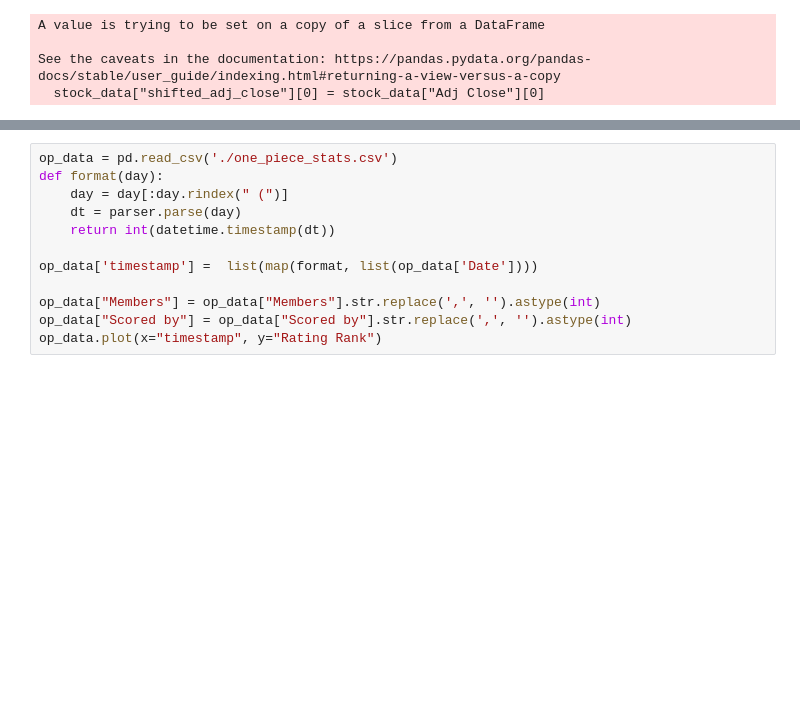
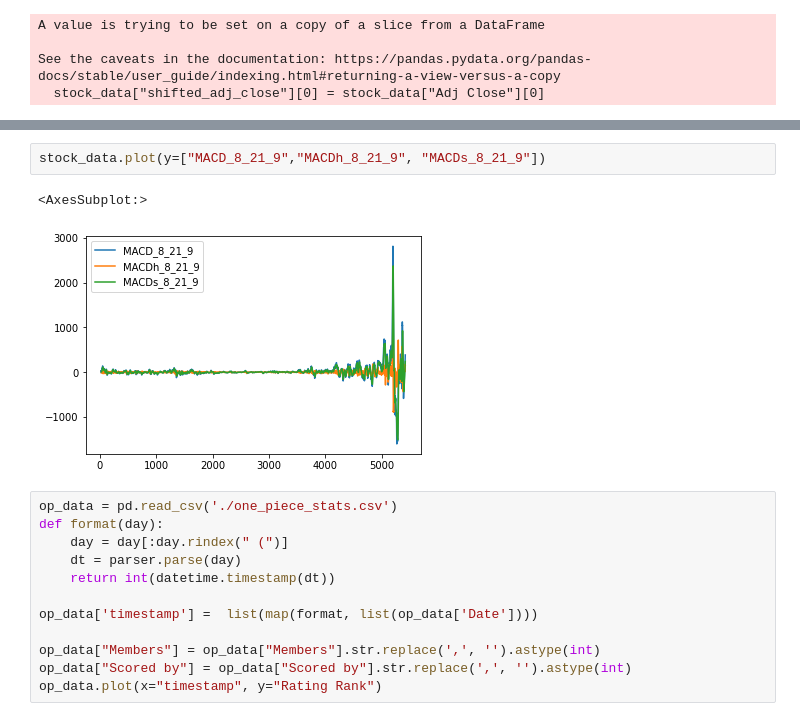
Before and after one commit to AnirudhRahul/MomentumEnsemble, a Jupyter notebook: format_data.ipynb, the cells around one changed output, grey strips where cells are left out. Drawn from its saved outputs; the diff is of its cells as text; blank space fills up the shorter version.

```diff
--- a/format_data.ipynb
+++ b/format_data.ipynb
@@ -64,3 +75,8 @@ stock_data.plot(x="timestamp", y="Log Returns")
+# %%
+stock_data.plot(y=["MACD_8_21_9","MACDh_8_21_9", "MACDs_8_21_9"])
+# %% [output]
+<AxesSubplot:>
+[figure, added]
 # %%
 op_data = pd.read_csv('./one_piece_stats.csv')
 def format(day):
```
Also changed, not shown: parts of 15 cells of this notebook, 16 other files.
